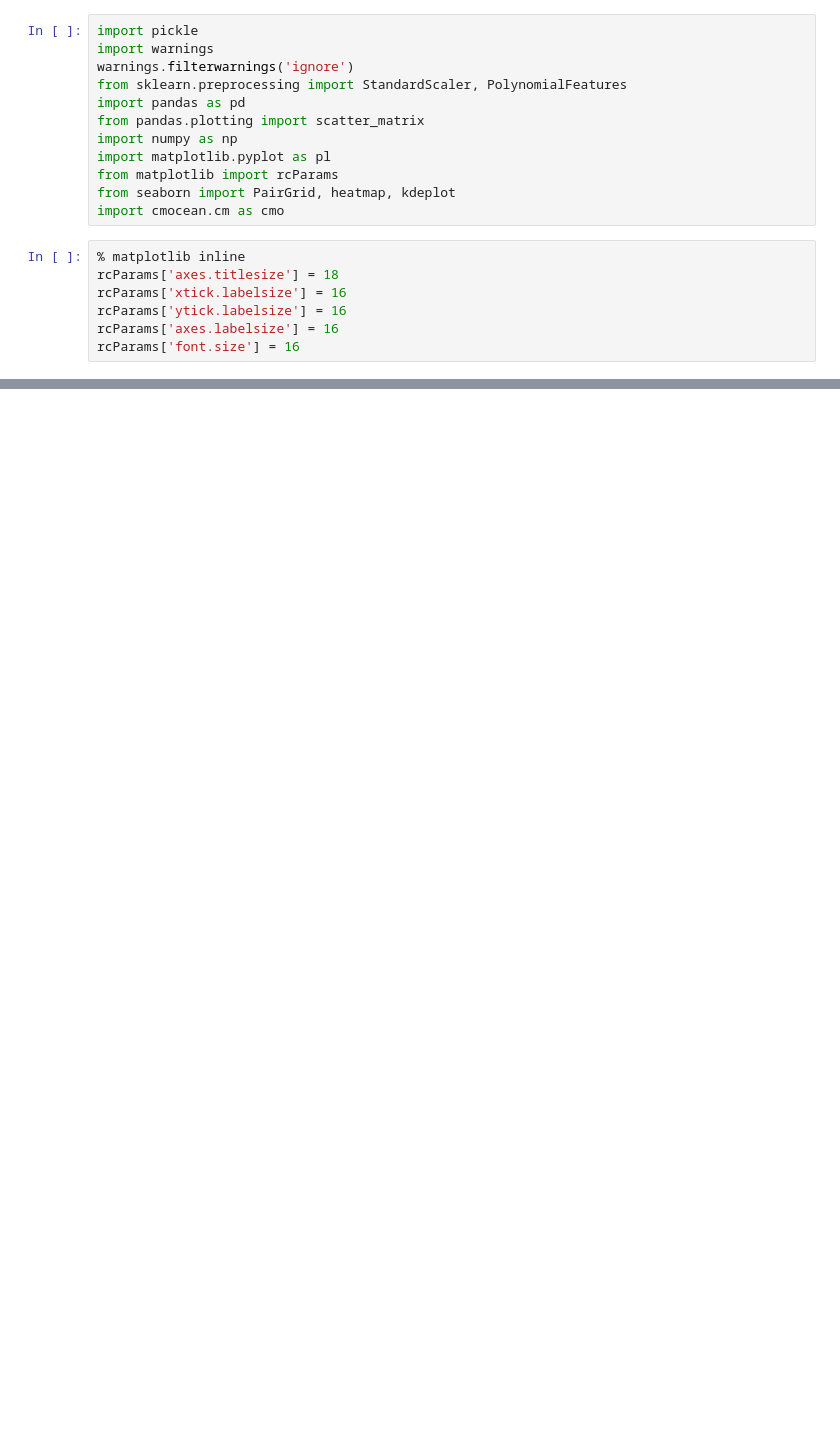
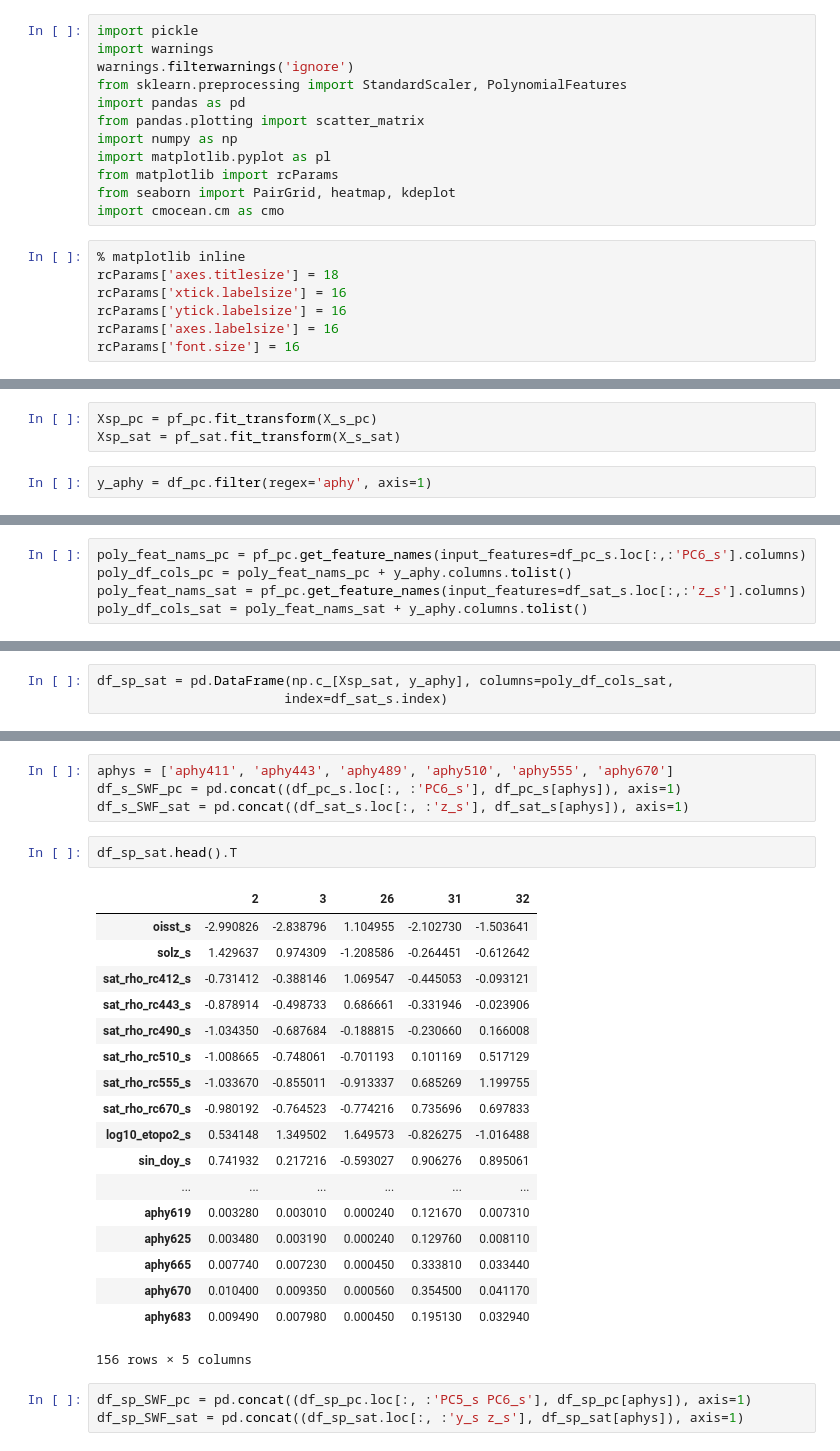
Before and after one commit to madHatter106/TOA_ML, a Jupyter notebook: TOA_ML_1_DataPrep_5d_APHY_Feature_Eng_&_Standardize.pkl.ipynb, the cells around one changed output, grey strips where cells are left out. Saved outputs shown, nothing was run; the diff lists cells and outputs as text; blank space fills up the shorter version.

```diff
--- a/TOA_ML_1_DataPrep_5d_APHY_Feature_Eng_&_Standardize.pkl.ipynb
+++ b/TOA_ML_1_DataPrep_5d_APHY_Feature_Eng_&_Standardize.pkl.ipynb
@@ -135,0 +225,5 @@ df_sp_SWF.to_pickle('./pickleJar/OperationalDataSets/df_6_APHY_Standardized_Poly
+# %%
+Xsp_pc = pf_pc.fit_transform(X_s_pc)
+Xsp_sat = pf_sat.fit_transform(X_s_sat)
+# %%
+y_aphy = df_pc.filter(regex='aphy', axis=1)
@@ -135,0 +234,5 @@ df_sp_SWF.to_pickle('./pickleJar/OperationalDataSets/df_6_APHY_Standardized_Poly
+# %%
+poly_feat_nams_pc = pf_pc.get_feature_names(input_features=df_pc_s.loc[:,:'PC6_s'].columns)
+poly_df_cols_pc = poly_feat_nams_pc + y_aphy.columns.tolist()
+poly_feat_nams_sat = pf_pc.get_feature_names(input_features=df_sat_s.loc[:,:'z_s'].columns)
+poly_df_cols_sat = poly_feat_nams_sat + y_aphy.columns.tolist()
@@ -135,0 +242,3 @@ df_sp_SWF.to_pickle('./pickleJar/OperationalDataSets/df_6_APHY_Standardized_Poly
+# %%
+df_sp_sat = pd.DataFrame(np.c_[Xsp_sat, y_aphy], columns=poly_df_cols_sat,
+                        index=df_sat_s.index)
@@ -135,0 +254,28 @@ df_sp_SWF.to_pickle('./pickleJar/OperationalDataSets/df_6_APHY_Standardized_Poly
+# %%
+aphys = ['aphy411', 'aphy443', 'aphy489', 'aphy510', 'aphy555', 'aphy670']
+df_s_SWF_pc = pd.concat((df_pc_s.loc[:, :'PC6_s'], df_pc_s[aphys]), axis=1)
+df_s_SWF_sat = pd.concat((df_sat_s.loc[:, :'z_s'], df_sat_s[aphys]), axis=1)
+# %%
+df_sp_sat.head().T
+# %% [output]
+|  | 2 | 3 | 26 | 31 | 32 |
+| oisst_s | -2.990826 | -2.838796 | 1.104955 | -2.102730 | -1.503641 |
+| solz_s | 1.429637 | 0.974309 | -1.208586 | -0.264451 | -0.612642 |
+| sat_rho_rc412_s | -0.731412 | -0.388146 | 1.069547 | -0.445053 | -0.093121 |
+| sat_rho_rc443_s | -0.878914 | -0.498733 | 0.686661 | -0.331946 | -0.023906 |
+| sat_rho_rc490_s | -1.034350 | -0.687684 | -0.188815 | -0.230660 | 0.166008 |
+| sat_rho_rc510_s | -1.008665 | -0.748061 | -0.701193 | 0.101169 | 0.517129 |
+| sat_rho_rc555_s | -1.033670 | -0.855011 | -0.913337 | 0.685269 | 1.199755 |
+| sat_rho_rc670_s | -0.980192 | -0.764523 | -0.774216 | 0.735696 | 0.697833 |
+| log10_etopo2_s | 0.534148 | 1.349502 | 1.649573 | -0.826275 | -1.016488 |
+| sin_doy_s | 0.741932 | 0.217216 | -0.593027 | 0.906276 | 0.895061 |
+| ... | ... | ... | ... | ... | ... |
+| aphy619 | 0.003280 | 0.003010 | 0.000240 | 0.121670 | 0.007310 |
+| aphy625 | 0.003480 | 0.003190 | 0.000240 | 0.129760 | 0.008110 |
+| aphy665 | 0.007740 | 0.007230 | 0.000450 | 0.333810 | 0.033440 |
+| aphy670 | 0.010400 | 0.009350 | 0.000560 | 0.354500 | 0.041170 |
+| aphy683 | 0.009490 | 0.007980 | 0.000450 | 0.195130 | 0.032940 |
+156 rows × 5 columns
+# %%
+df_sp_SWF_pc = pd.concat((df_sp_pc.loc[:, :'PC5_s PC6_s'], df_sp_pc[aphys]), axis=1)
+df_sp_SWF_sat = pd.concat((df_sp_sat.loc[:, :'y_s z_s'], df_sp_sat[aphys]), axis=1)
```
Also changed, not shown: parts of 52 cells of this notebook, 5 other files.
